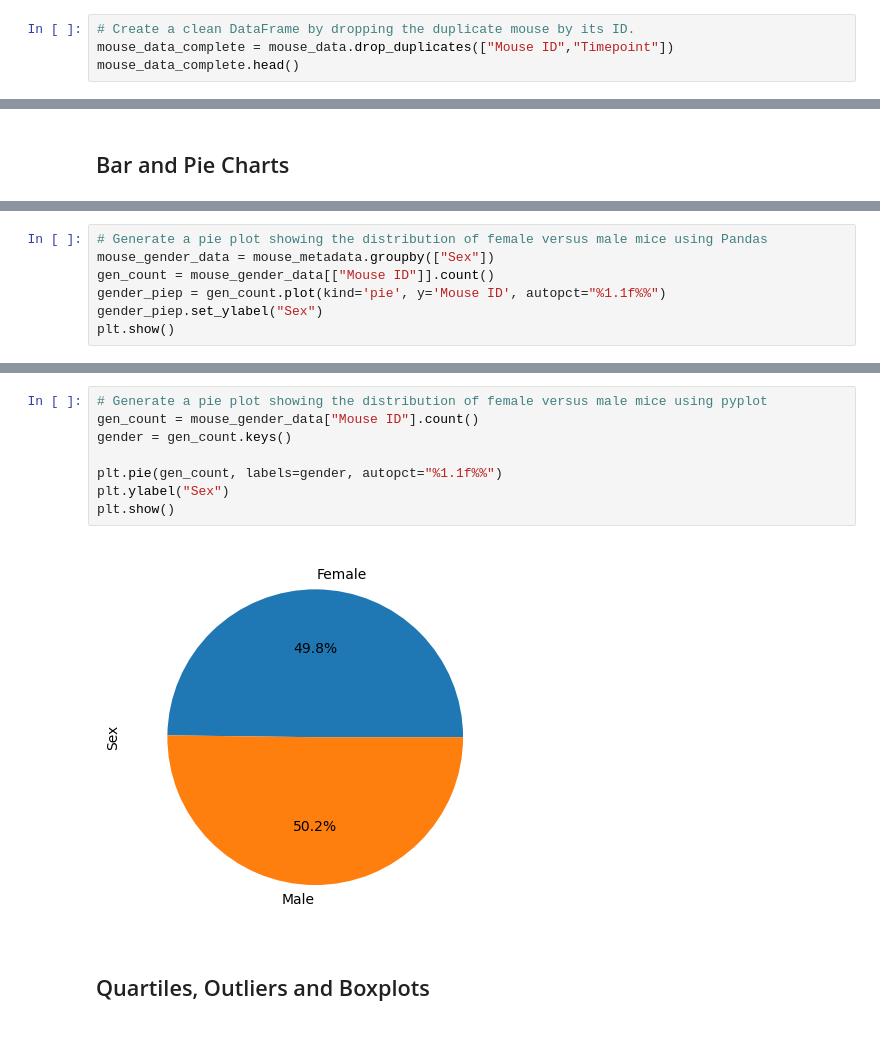
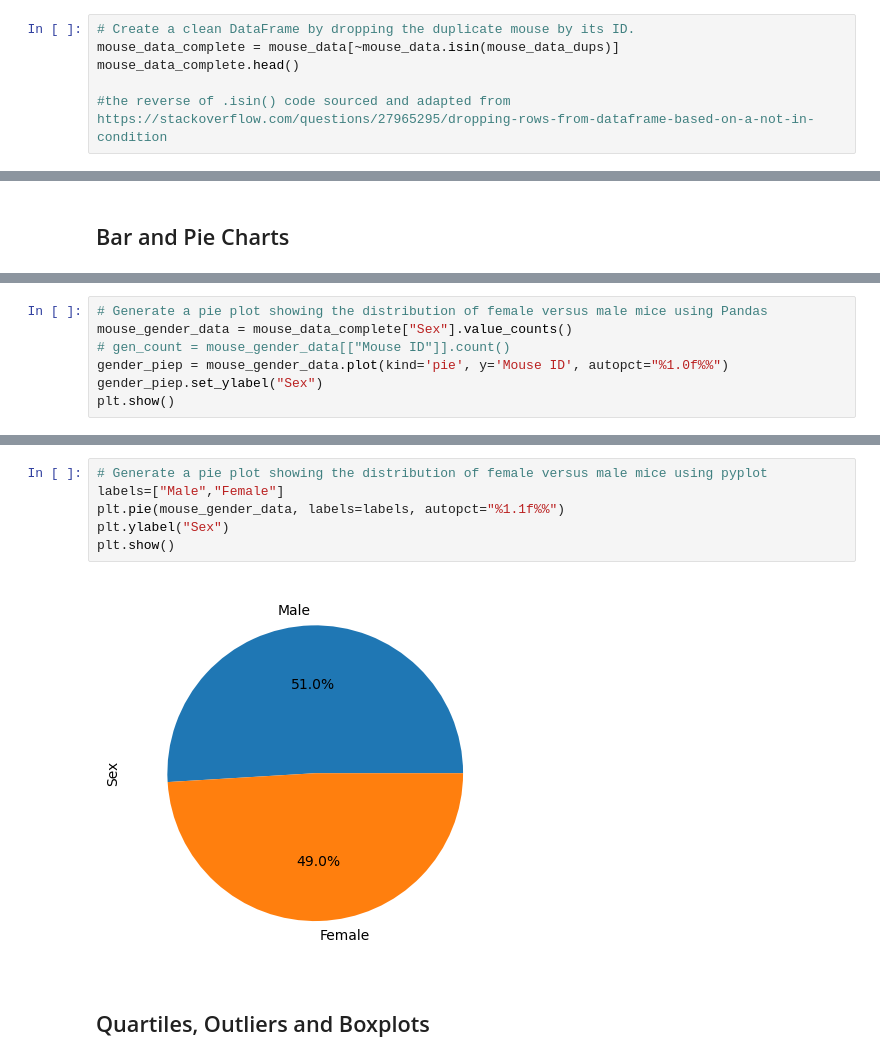
Before and after one commit to JulieKent/BootCamp_matplotlib-challenge, a Jupyter notebook: Pymaceuticals/pymaceuticals_starter.ipynb, the cells around one changed output, grey strips where cells are left out. Drawn from its saved outputs; the diff is of its cells as text.

```diff
--- a/Pymaceuticals/pymaceuticals_starter.ipynb
+++ b/Pymaceuticals/pymaceuticals_starter.ipynb
@@ -70,7 +71,9 @@ mouse_data_dups
 | 1592 | g989 | 35 | 62.570880 | 2 | Propriva | Female | 21 | ... |
 # %%
 # Create a clean DataFrame by dropping the duplicate mouse by its ID.
-mouse_data_complete = mouse_data.drop_duplicates(["Mouse ID","Timepoint"])
+mouse_data_complete = mouse_data[~mouse_data.isin(mouse_data_dups)]
 mouse_data_complete.head()
+
+#the reverse of .isin() code sourced and adapted from https://stackoverflow.com/questions/27965295/dropping-rows-from-dataframe-based-on-a-not-in-condition
 # %% [output]
 |  | Mouse ID | Timepoint | Tumor Volume (mm3) | Metastatic Sites | Drug Regimen | Sex | Age_months | ... |
@@ -173,8 +176,8 @@ plt.show()
 # %%
 # Generate a pie plot showing the distribution of female versus male mice using Pandas
-mouse_gender_data = mouse_metadata.groupby(["Sex"])
-gen_count = mouse_gender_data[["Mouse ID"]].count()
-gender_piep = gen_count.plot(kind='pie', y='Mouse ID', autopct="%1.1f%%")
+mouse_gender_data = mouse_data_complete["Sex"].value_counts()
+# gen_count = mouse_gender_data[["Mouse ID"]].count()
+gender_piep = mouse_gender_data.plot(kind='pie', y='Mouse ID', autopct="%1.0f%%")
 gender_piep.set_ylabel("Sex")
 plt.show()
 # %% [output]
@@ -182,13 +185,11 @@ plt.show()
 # %%
 # Generate a pie plot showing the distribution of female versus male mice using pyplot
-gen_count = mouse_gender_data["Mouse ID"].count()
-gender = gen_count.keys()
-
-plt.pie(gen_count, labels=gender, autopct="%1.1f%%")
+labels=["Male","Female"]
+plt.pie(mouse_gender_data, labels=labels, autopct="%1.1f%%")
 plt.ylabel("Sex")
 plt.show()
 # %% [output]
-[figure, old version]
+[figure, new version]
 # %% [markdown]
 ## Quartiles, Outliers and Boxplots
 # %%
```
Also changed, not shown: parts of 12 cells of this notebook.
